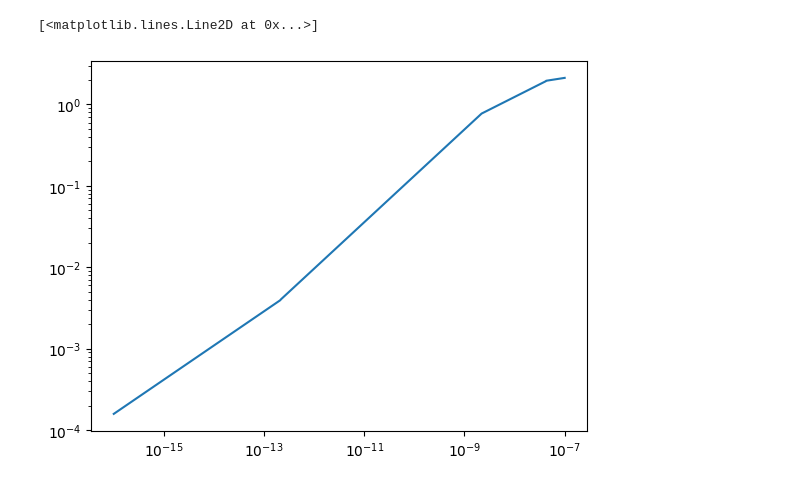
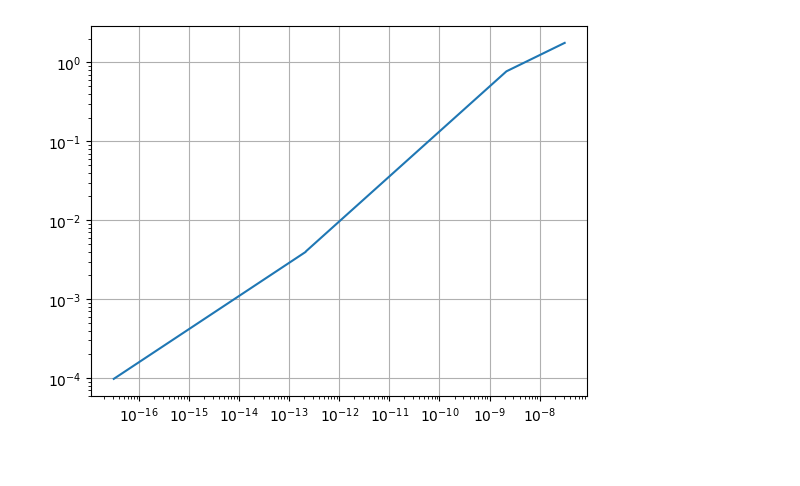
Before and after one commit to astro-zilla/contrails, a Jupyter notebook: microphysics_approximations.ipynb, the cells around one changed output. Drawn from its saved outputs; the diff is of its cells as text; code cells hidden in the pictures.

```diff
--- a/microphysics_approximations.ipynb
+++ b/microphysics_approximations.ipynb
@@ -32,12 +32,12 @@ def e_prolate(m):
     return (1 - 1/np.astype(c_a(m),complex) ** 2)**0.5
 
 def L(m):
-    return 2* (m / (rho_b * 4 / 3 * np.pi * c_a (m))) ** (1 / 3)
+    return 2* (m * c_a(m) **2 / (rho_b * 4 / 3 * np.pi)) ** (1 / 3)
 
 def C(m):
     # capacitance of spheroid
     e = e_prolate(m) # eccentricity
-    return (L(m) * e / (np.log((1 + e) / (1 - e)))).real
+    return np.abs(L(m) * e / (np.log((1 + e) / (1 - e))))
 
 def A(m):
     # surface area of spheroid
@@ -47,9 +47,10 @@ def A(m):
 
 
 
-mass=np.logspace(-16,-7,1000)
+mass=np.logspace(-16.5,-7.5,1000)
 e_prolate(mass)
-plt.loglog(mass, C(mass))
+plt.semilogx(mass,C(mass)/L(mass))
+plt.grid(True)
 #
 # plt.loglog(m,c_a(m)*D(m)/2)
 # %% [output]
@@ -77,5 +77,27 @@ def psat_ice(p, T):
 
 def D_v(p,T):
     return 2.11e-5*(T/273.15)**1.94*(101325/p)
+
+def cp_air(T):
+    return 1000*(1.3864e-15*T**3-6.4747e-10*T**3+1.0234e-6*T**2-4.3282e-4*T+1.0613)
+
+def k_air(T):
+    return 1.5797e-17*T**5+9.46e-14*T**4+2.2012e-10*T**2-2.3758e-7*T**2+1.7082e-4*T-7.488e-3
+
+def cp_wvap(T):
+    return 1000*(5.7610e-15*T**5-1.8160e-11*T**4+1.9848e-8*T**3-7.5368e-6*T**2+6.6923e-5*T+2.3082)
+
+def k_wvap(T):
+    return 1.0143e-4*T-1.3898e-2
+
+
+def u_r(T):
+    return np.sqrt(2*k_B*T/(np.pi*M_a/N_a))
+
+p=21000
+T=np.linspace(150,300,100)
+plt.plot(T,k_air(T))
+f=(psat_ice(p,T)/p)*M_w/M_a
+plt.plot(T,D_v(p,T))
 # %% [output]
 1.8361244967511803e-05
@@ -82,23 +106,23 @@ def D_v(p,T):
 # %%
 def u_terminal(m,p,T):
     m1=2.146e-13
     m2=2.166e-9
     m3=4.264e-8
 
     gamma_choices = [735.4, 59000, 329.8, 8.8] # 63292.4
     delta_choices = [0.42, 0.57, 0.31, 0.096]
     conditions = [m <= m1, (m > m1) & (m <= m2), (m > m2) & (m <= m3), m >= m3]
 
     gamma = np.select(conditions, gamma_choices)
     delta = np.select(conditions, delta_choices)
 
     c = (p/30000)**-0.178*(T/233)**-0.394
     return c*gamma * m**delta
 
 plt.loglog(mass,u_terminal(mass,21000,200))
+plt.grid(True)
 # %% [output]
-[<matplotlib.lines.Line2D at 0x...>]
-[figure, old version]
+[figure, new version]
 # %%
 
 def f1(T_s,p,T,m,Sc,Re):
```
Also changed, not shown: parts of 7 cells of this notebook, 1 other file.
